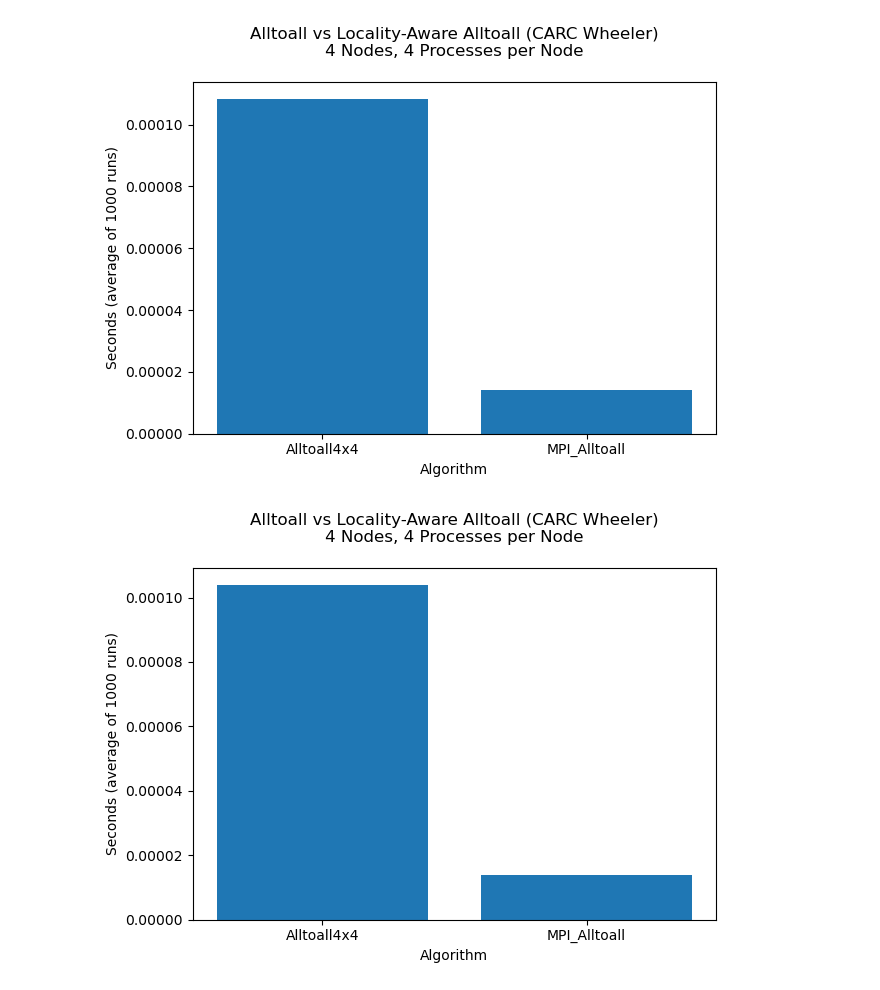
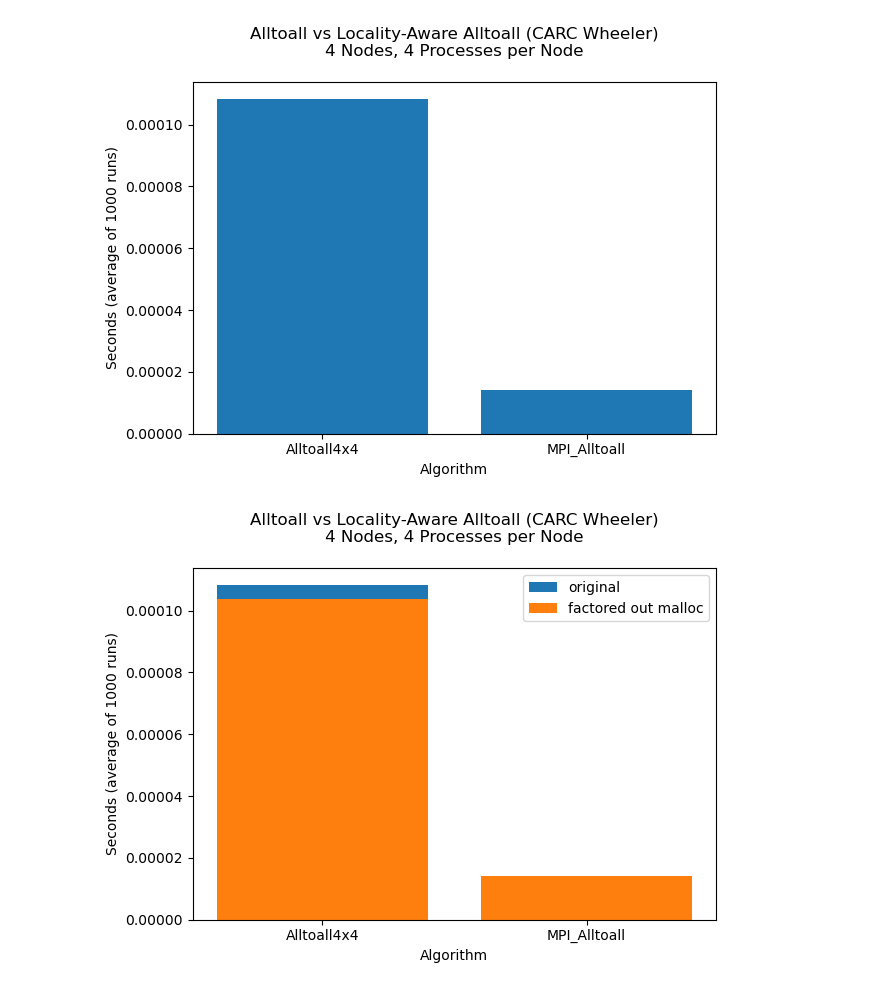
Before and after one commit to mctimm/CS542-Project, a Jupyter notebook: plots.ipynb, the cells around one changed output. Saved outputs shown, nothing was run; the diff lists cells and outputs as text; code cells hidden in the pictures.

Commit message:
update plots

```diff
--- a/plots.ipynb
+++ b/plots.ipynb
@@ -19,18 +19,20 @@ plt.show()
 # %% [output]
 [figure]
 # %%
-data = pd.read_csv('results_4x4_2.csv')
+data2 = pd.read_csv('results_4x4_2.csv')
 
 fig = plt.figure()
 ax = fig.add_subplot(1, 1, 1)
 
-ax.bar(data["algorithm"], data["seconds"])
+ax.bar(data["algorithm"], data["seconds"], label="original")
+ax.bar(data2["algorithm"], data2["seconds"], label="factored out malloc")
 
 ax.set_title("Alltoall vs Locality-Aware Alltoall (CARC Wheeler)\n4 Nodes, 4 Processes per Node\n")
 ax.set_xlabel("Algorithm")
 ax.set_ylabel("Seconds (average of 1000 runs)")
+plt.legend()
 plt.tight_layout()
 plt.savefig("alltoall_plot2.jpg")
 plt.show()
 # %% [output]
-[figure, old version]
+[figure, new version]
```
